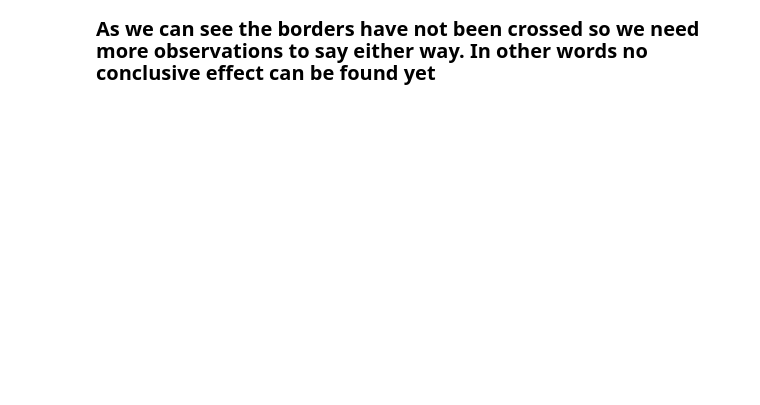
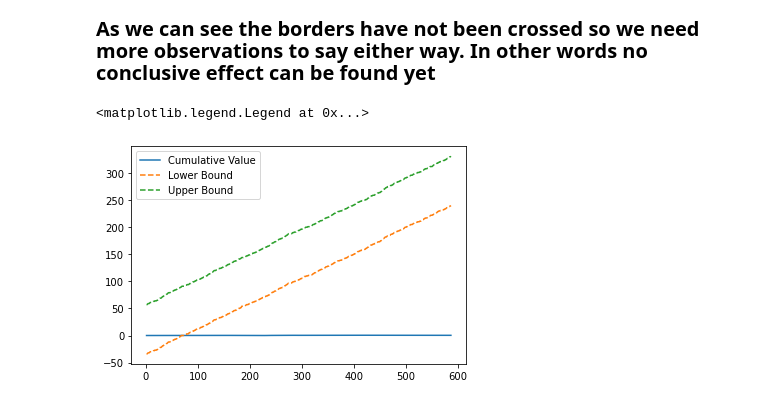
Before and after one commit to SameC137/A-B-Testing, a Jupyter notebook: A-B Testing.ipynb, the cells around one changed output. Drawn from its saved outputs; the diff is of its cells as text; code cells hidden in the pictures; blank space fills up the shorter version.

```diff
--- a/A-B Testing.ipynb
+++ b/A-B Testing.ipynb
@@ -551,2 +551,11 @@ plt.legend()
 # %% [markdown]
 <p style="font-weight:600;font-size:20px">As we can see the borders have not been crossed so we need more observations to say either way. In other words no conclusive effect can be found yet</p>
+# %%
+# xaxis=np.linspace(0, n, num=n)
+plt.plot(n, stats, label = "Cumulative Value")
+plt.plot(n, limits[:,0], label = "Lower Bound", linestyle='dashed')
+plt.plot(n, limits[:,1], label = "Upper Bound", linestyle='dashed')
+plt.legend()
+# %% [output]
+<matplotlib.legend.Legend at 0x...>
+[figure, added]
```
Also changed, not shown: parts of 4 cells of this notebook, 1 other file.
